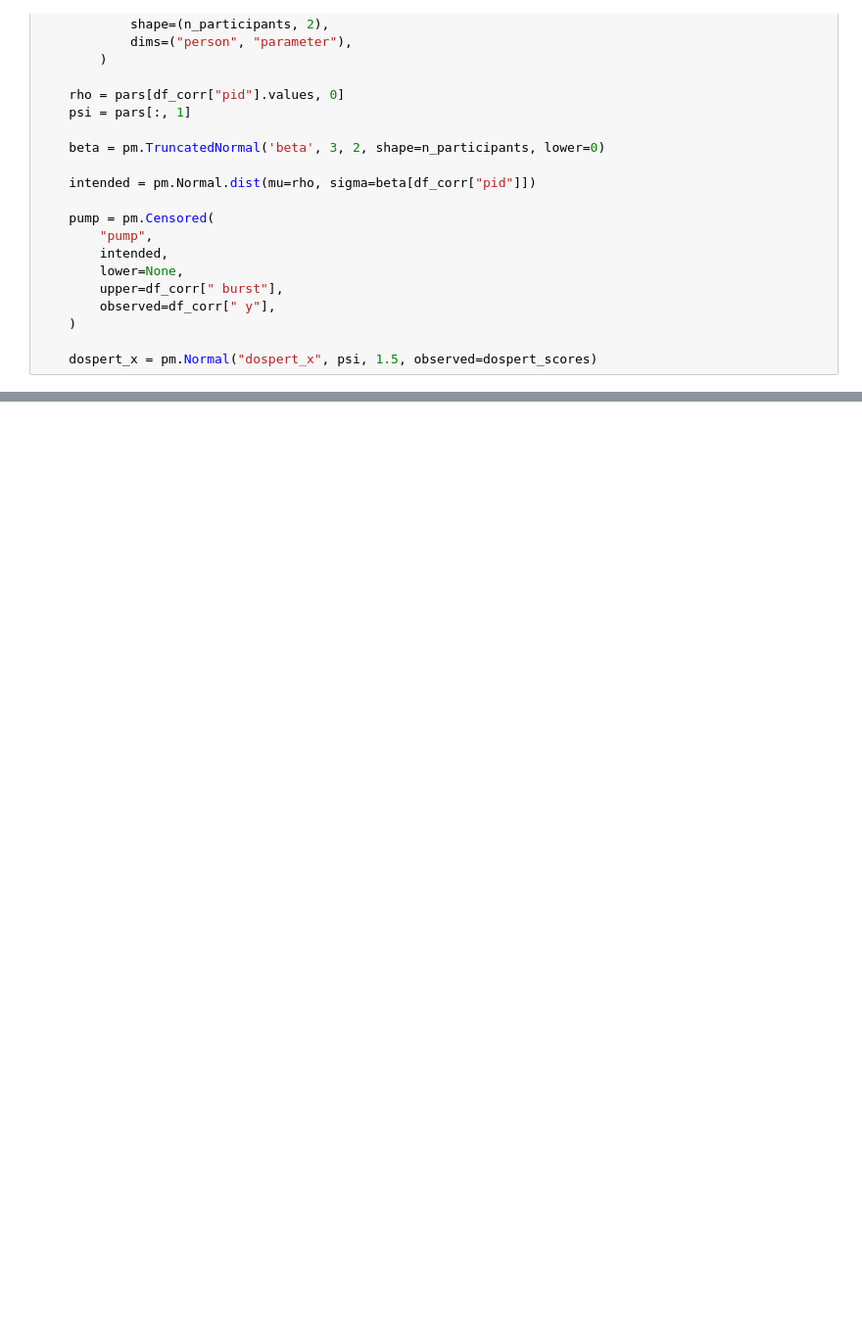
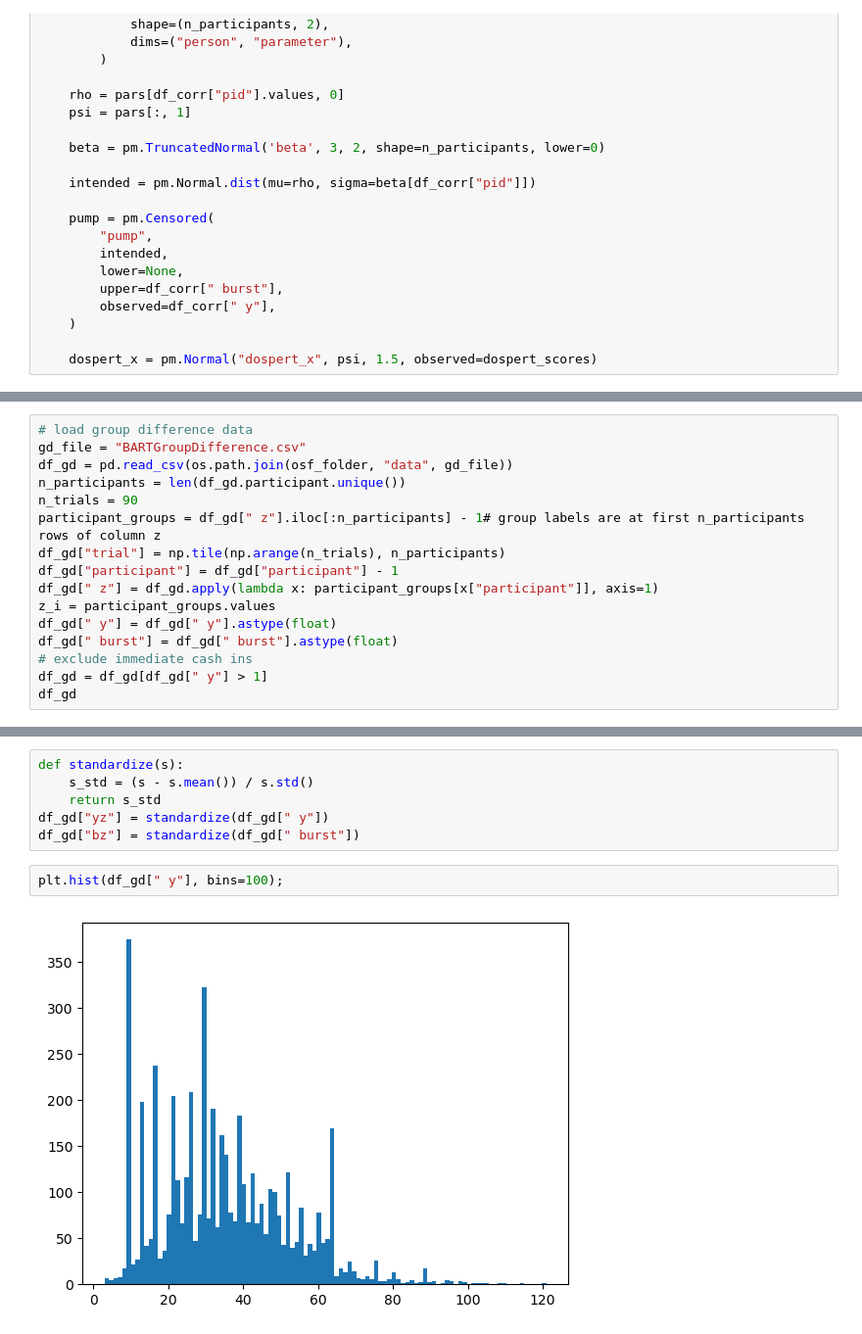
Before and after one commit to alazaydin/bart-censored, a Jupyter notebook: censoring.ipynb, the cells around one changed output, grey strips where cells are left out. Shown: that part at 98% size. Cells and saved outputs as stored; diff of their text form; blank space fills up the shorter version.

```diff
--- a/censoring.ipynb
+++ b/censoring.ipynb
@@ -856,0 +939,16 @@ Sampling 4 chains for 1_000 tune and 1_000 draw iterations (4_000 + 4_000 draws
+# %%
+# load group difference data
+gd_file = "BARTGroupDifference.csv"
+df_gd = pd.read_csv(os.path.join(osf_folder, "data", gd_file))
+n_participants = len(df_gd.participant.unique())
+n_trials = 90
+participant_groups = df_gd[" z"].iloc[:n_participants] - 1# group labels are at first n_participants rows of column z
+df_gd["trial"] = np.tile(np.arange(n_trials), n_participants)
+df_gd["participant"] = df_gd["participant"] - 1
+df_gd[" z"] = df_gd.apply(lambda x: participant_groups[x["participant"]], axis=1)
+z_i = participant_groups.values
+df_gd[" y"] = df_gd[" y"].astype(float)
+df_gd[" burst"] = df_gd[" burst"].astype(float)
+# exclude immediate cash ins
+df_gd = df_gd[df_gd[" y"] > 1]
+df_gd
@@ -856,0 +969,10 @@ Sampling 4 chains for 1_000 tune and 1_000 draw iterations (4_000 + 4_000 draws
+# %%
+def standardize(s):
+    s_std = (s - s.mean()) / s.std()
+    return s_std
+df_gd["yz"] = standardize(df_gd[" y"])
+df_gd["bz"] = standardize(df_gd[" burst"])
+# %%
+plt.hist(df_gd[" y"], bins=100);
+# %% [output]
+[figure, added]
```
Also changed, not shown: parts of 47 cells of this notebook.
